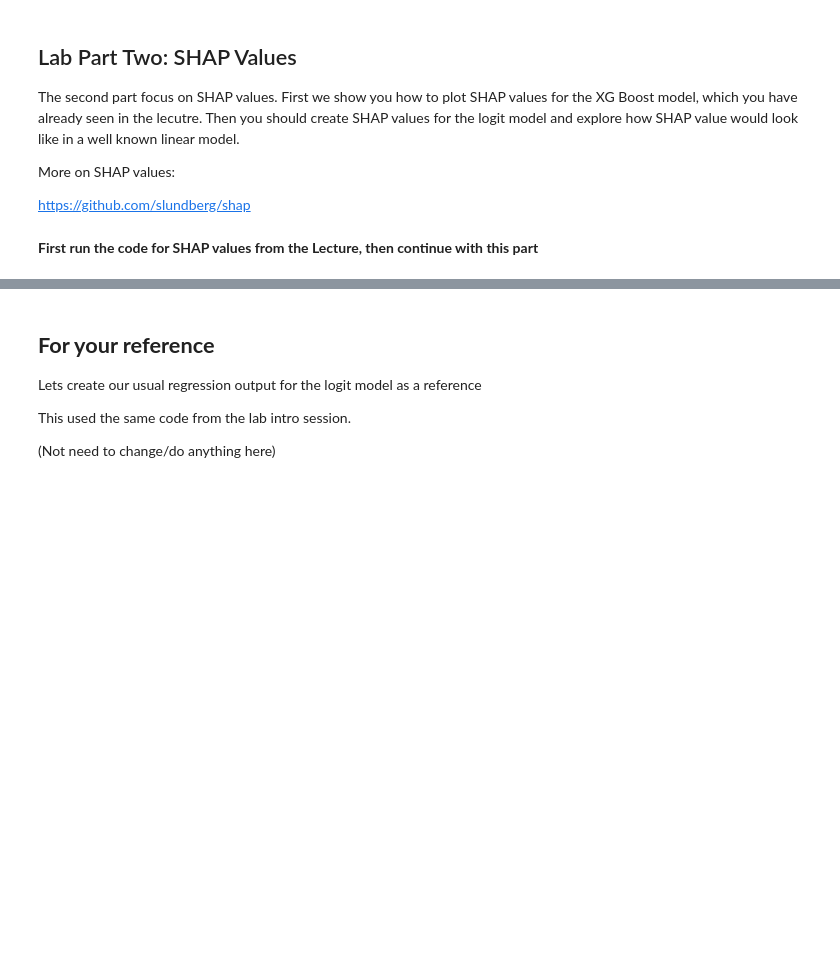
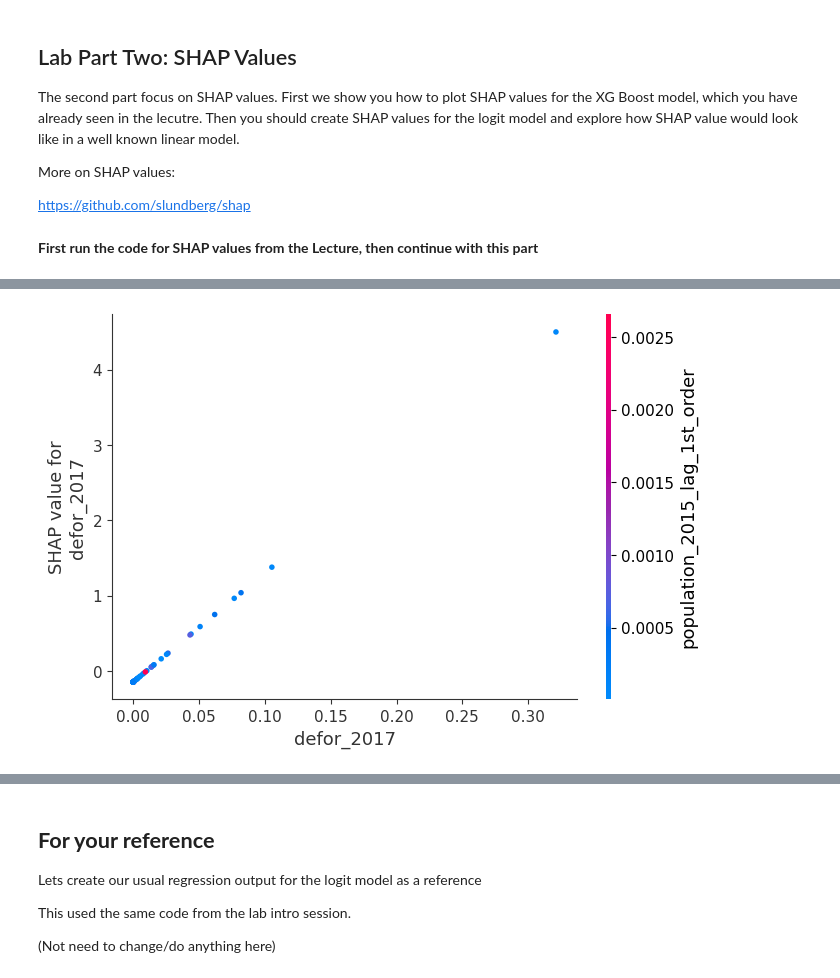
Before and after one commit to agpo-ilr-uni-bonn/PromotionskollegModule6800_2025, a Jupyter notebook: 6800_Day2.ipynb, the cells around one changed output, grey strips where cells are left out. Cells and saved outputs as stored; diff of their text form; code cells hidden in the pictures; blank space fills up the shorter version.

```diff
--- a/6800_Day2.ipynb
+++ b/6800_Day2.ipynb
@@ -475,11 +557,12 @@ shap_values = ...
 # %%
 # Now create a dependence plot to show the effect of a single feature
 # across the whole dataset, as was done above but now for the logit model
 
 # ==============
 # Your code here
 # ==============
- ...
+# %% [output]
+[figure, added]
 # %%
 # ====================
 # Discuss in the group
```
Also changed, not shown: parts of 18 cells of this notebook.
